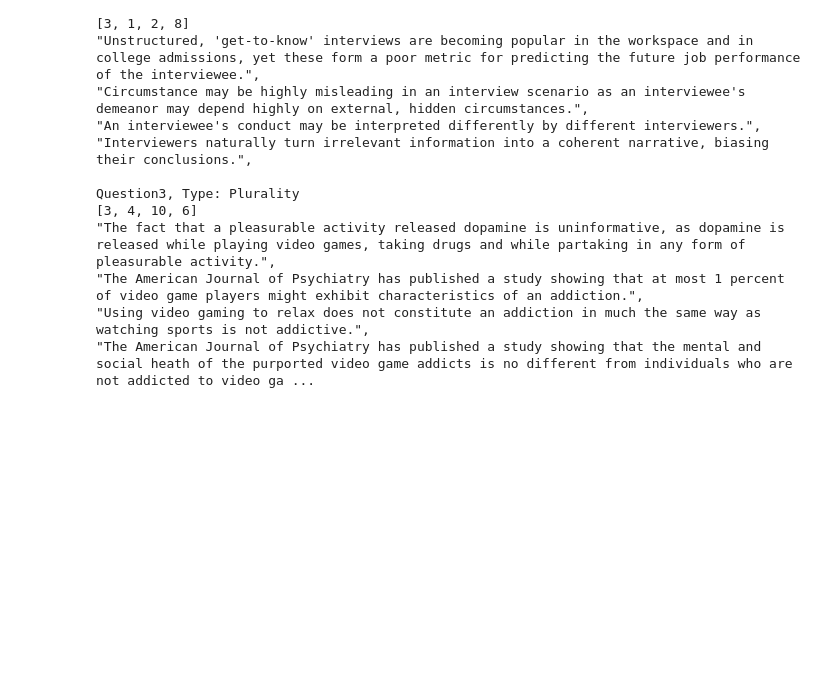
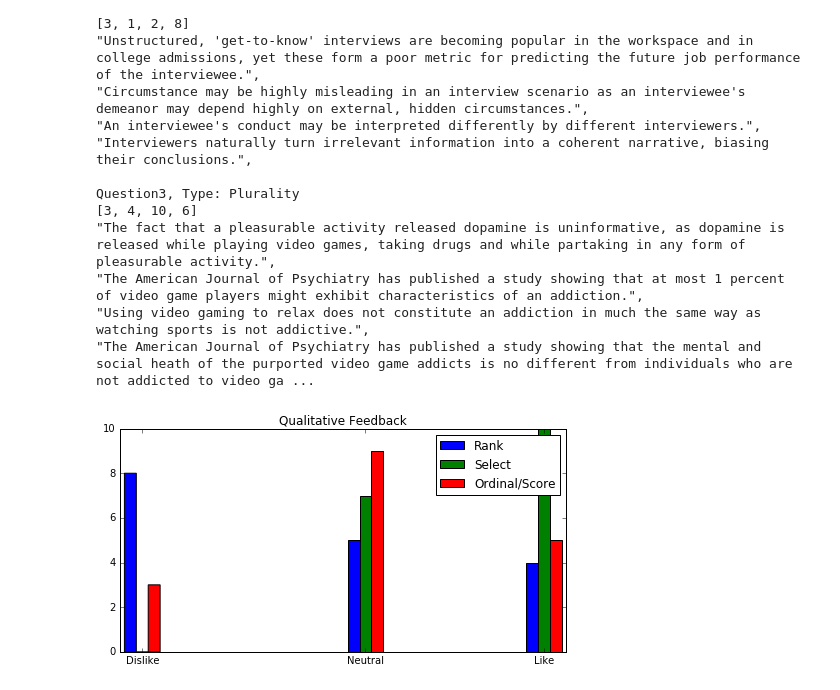
Before and after one commit to NickHoernle/group-mediator-bot, a Jupyter notebook: experiment/Experiment.ipynb, the cells around one changed output. Saved outputs shown, nothing was run; the diff lists cells and outputs as text; code cells hidden in the pictures; blank space fills up the shorter version.

Commit message:
add qualitative feedback graph

```diff
--- a/experiment/Experiment.ipynb
+++ b/experiment/Experiment.ipynb
@@ -468,3 +468,35 @@ Question3, Type: Plurality
 "The American Journal of Psychiatry has published a study showing that at most 1 percent of video game players might exhibit characteristics of an addiction.",
 "Using video gaming to relax does not constitute an addiction in much the same way as watching sports is not addictive.",
 "The American Journal of Psychiatry has published a study showing that the mental and social heath of the purported video game addicts is no different from individuals who are not addicted to video ga ...
+# %%
+qualitative_feedback = np.array([
+    [-1, 0, 0],
+    [-1, 1, 1],
+    [-1, 1, 0],
+    [ 0, 0, 1],
+    [ 0, 1, 0],
+    [ 0, 1,-1],
+    [-1, 0, 1],
+    [ 0, 1,-1],
+    [ 1, 0, 0],
+    [-1, 1, 0],
+    [ 1, 1, 0],
+    [-1, 1, 1],
+    [-1, 0, 1],
+    [ 1, 1,-1],
+    [ 1, 0, 0],
+    [ 0, 1, 0],
+    [-1, 0, 0]
+])
+# %%
+fig, ax = plt.subplots(1,1, figsize=(8,4))
+
+ax.hist(qualitative_feedback, label=['Rank','Select','Ordinal/Score'])
+ax.legend(loc='best')
+
+ax.set_title('Qualitative Feedback')
+ax.set_xticks([-0.9,0.1,0.9])
+ax.set_xticklabels(['Dislike', 'Neutral', 'Like'])
+plt.show()
+# %% [output]
+[figure, added]
```
